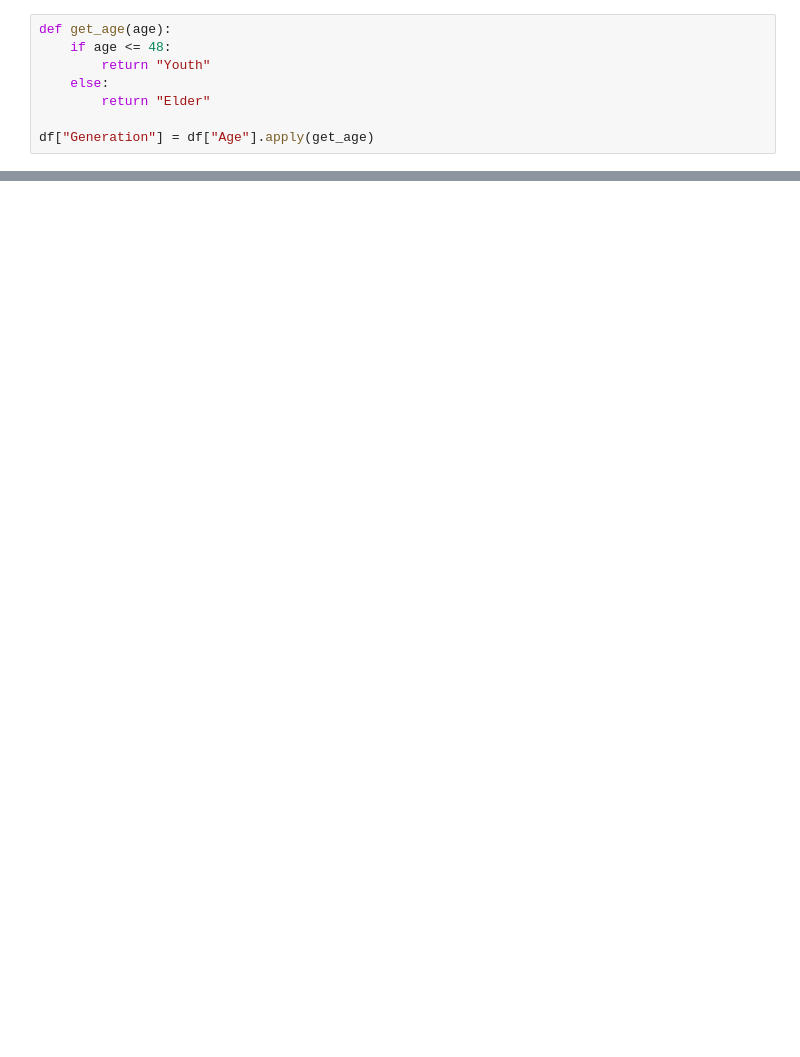
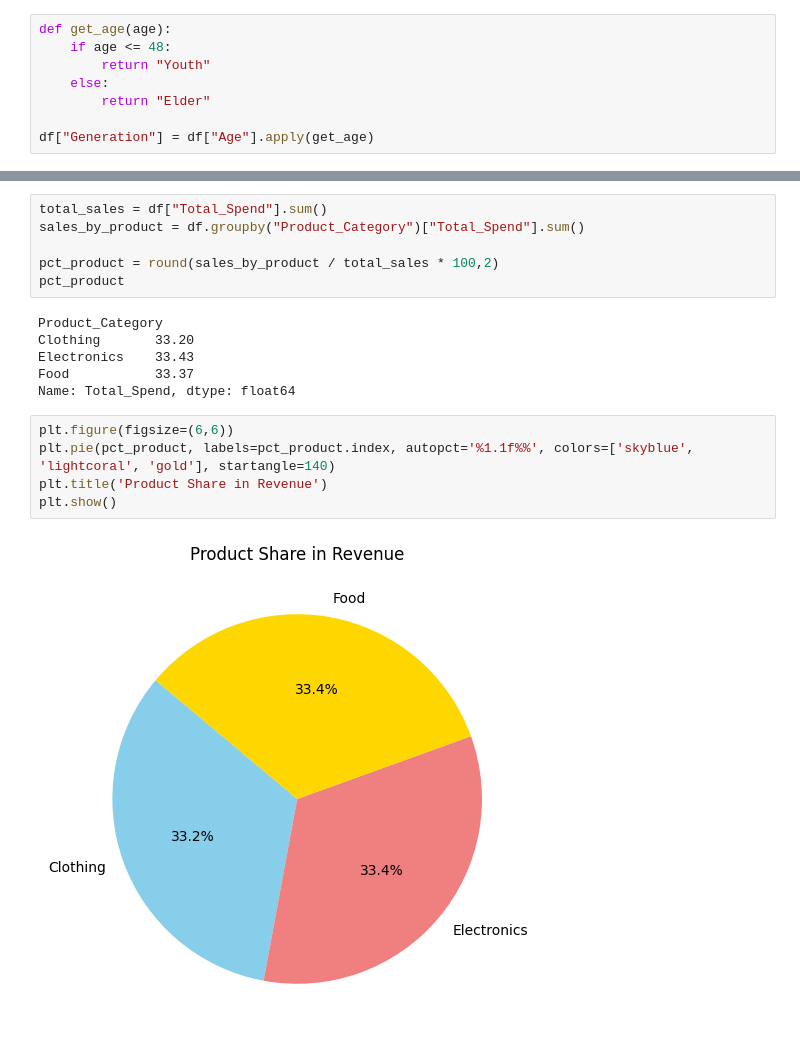
Before and after one commit to HMurawski/dump, a Jupyter notebook: dump_learning/February 25'/040225&050225/37&38.ipynb, the cells around one changed output, grey strips where cells are left out. Drawn from its saved outputs; the diff is of its cells as text; blank space fills up the shorter version.

```diff
--- a/dump_learning/February 25'/040225&050225/37&38.ipynb
+++ b/dump_learning/February 25'/040225&050225/37&38.ipynb
@@ -135,0 +176,19 @@ On avarage, people in age of 79 spent 7395.32 money.
+# %%
+total_sales = df["Total_Spend"].sum()
+sales_by_product = df.groupby("Product_Category")["Total_Spend"].sum()
+
+pct_product = round(sales_by_product / total_sales * 100,2)
+pct_product
+# %% [output]
+Product_Category
+Clothing       33.20
+Electronics    33.43
+Food           33.37
+Name: Total_Spend, dtype: float64
+# %%
+plt.figure(figsize=(6,6))
+plt.pie(pct_product, labels=pct_product.index, autopct='%1.1f%%', colors=['skyblue', 'lightcoral', 'gold'], startangle=140)
+plt.title('Product Share in Revenue')
+plt.show()
+# %% [output]
+[figure, added]
```
Also changed, not shown: parts of 13 cells of this notebook.
